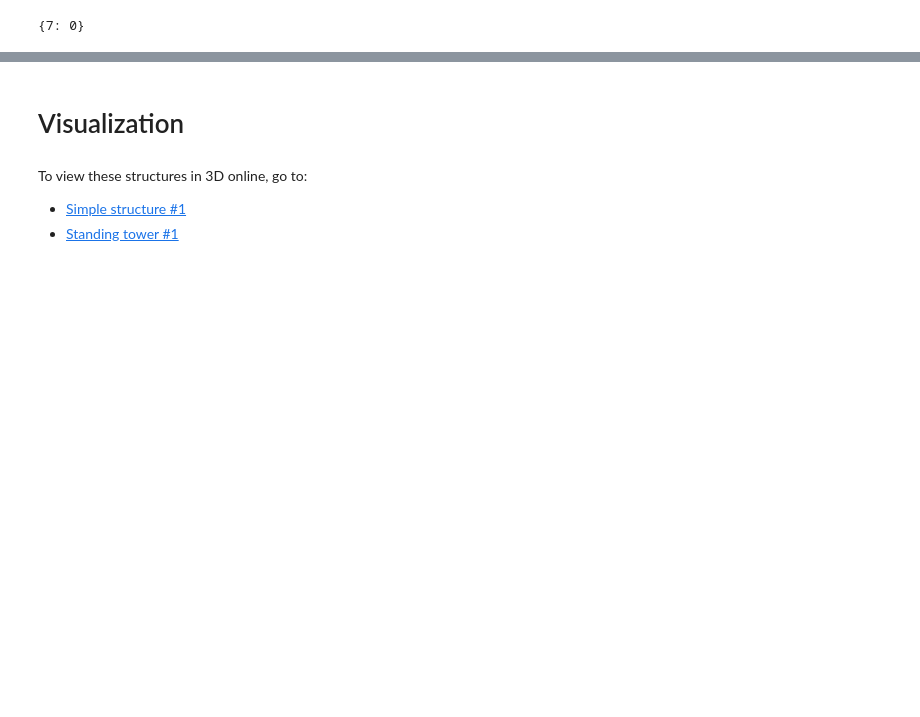
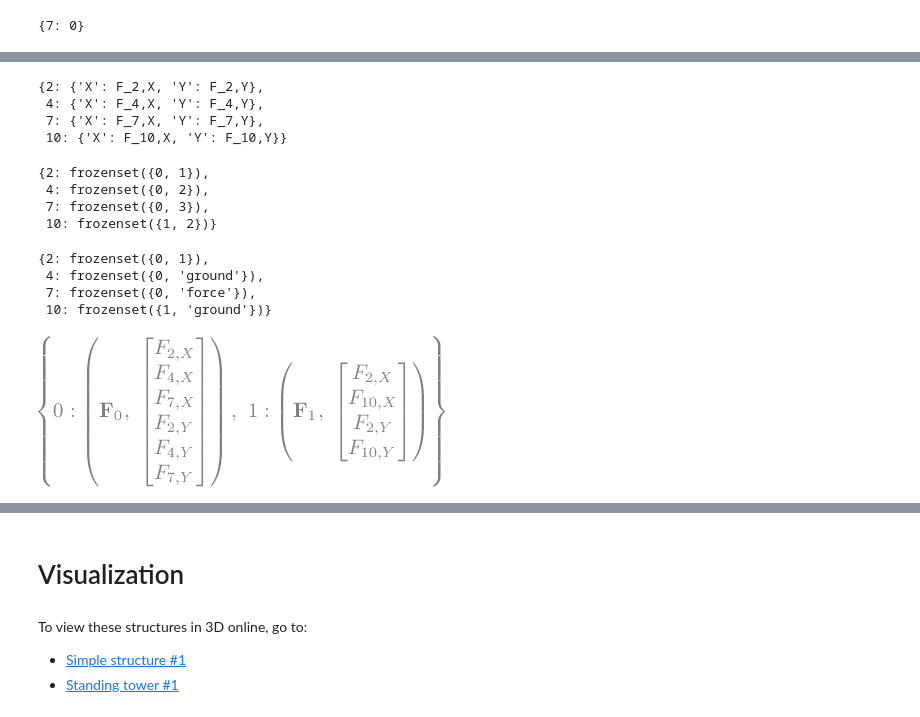
Before and after one commit to cstarkjp/ConceptualDesign, a Jupyter notebook: Notebooks/Demo.ipynb, the cells around one changed output, grey strips where cells are left out. Drawn from its saved outputs; the diff is of its cells as text; code cells hidden in the pictures; blank space fills up the shorter version.

Commit message:
Building force equations

```diff
--- a/Notebooks/Demo.ipynb
+++ b/Notebooks/Demo.ipynb
@@ -54,0 +64,34 @@ forces.d_appliedload_forcevector
+# %%
+d_keynode_fvc = {
+    keynode_: {
+        "X": Symbol(rf"F_{keynode_},X", real=True,),
+        "Y": Symbol(rf"F_{keynode_},Y", real=True,),
+    }
+    for keynode_ in geometry.d_keynode_members
+}
+[(fvc_["X"],fvc_["Y"]) for fvc_ in d_keynode_fvc.values()]
+d_keynode_fvc
+# %% [output]
+{2: {'X': F_2,X, 'Y': F_2,Y},
+ 4: {'X': F_4,X, 'Y': F_4,Y},
+ 7: {'X': F_7,X, 'Y': F_7,Y},
+ 10: {'X': F_10,X, 'Y': F_10,Y}}
+# %%
+geometry.d_keynode_communities
+# %% [output]
+{2: frozenset({0, 1}),
+ 4: frozenset({0, 2}),
+ 7: frozenset({0, 3}),
+ 10: frozenset({1, 2})}
+# %%
+geometry.d_keynode_members
+# %% [output]
+{2: frozenset({0, 1}),
+ 4: frozenset({0, 'ground'}),
+ 7: frozenset({0, 'force'}),
+ 10: frozenset({1, 'ground'})}
+# %%
+d_member_fvc = {
+    member_: [d_keynode_fvc[keynode_] for keynode_ in keynodes_]
+    for member_, keynodes_ in geometry.d_member_keynodes.items()
+}
@@ -54,0 +108,20 @@ forces.d_appliedload_forcevector
+# %%
+d_member_forceinfo = {
+    member_: (
+        F := MatrixSymbol(r"\mathbf{F}"+f"_{member_}",len(fvc_),1),
+        F_ := Matrix(
+            [
+                fvxy_["X"]
+                for fvxy_ in fvc_
+            ] +
+            [
+                fvxy_["Y"]
+                for fvxy_ in fvc_
+            ]
+        )
+    )
+    for member_,fvc_ in d_member_fvc.items()
+}
+d_member_forceinfo
+# %% [output]
+[figure, added]
```
Also changed, not shown: parts of 10 cells of this notebook, 5 other files.
